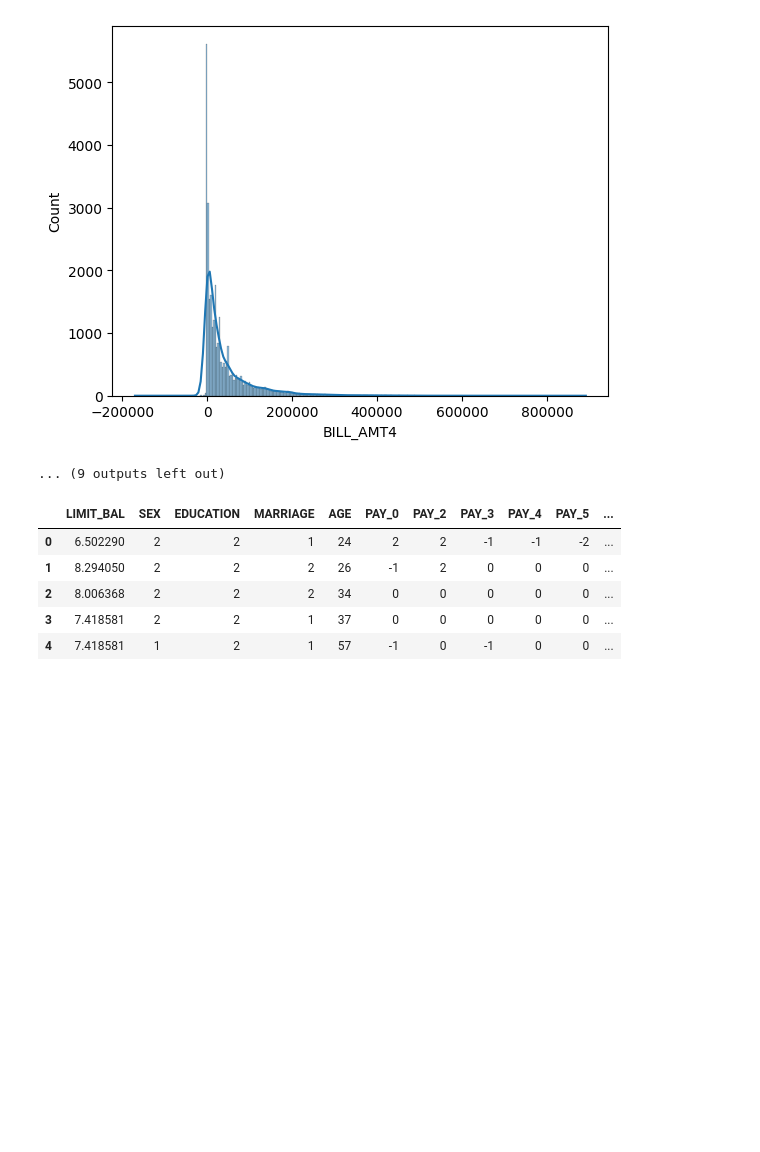
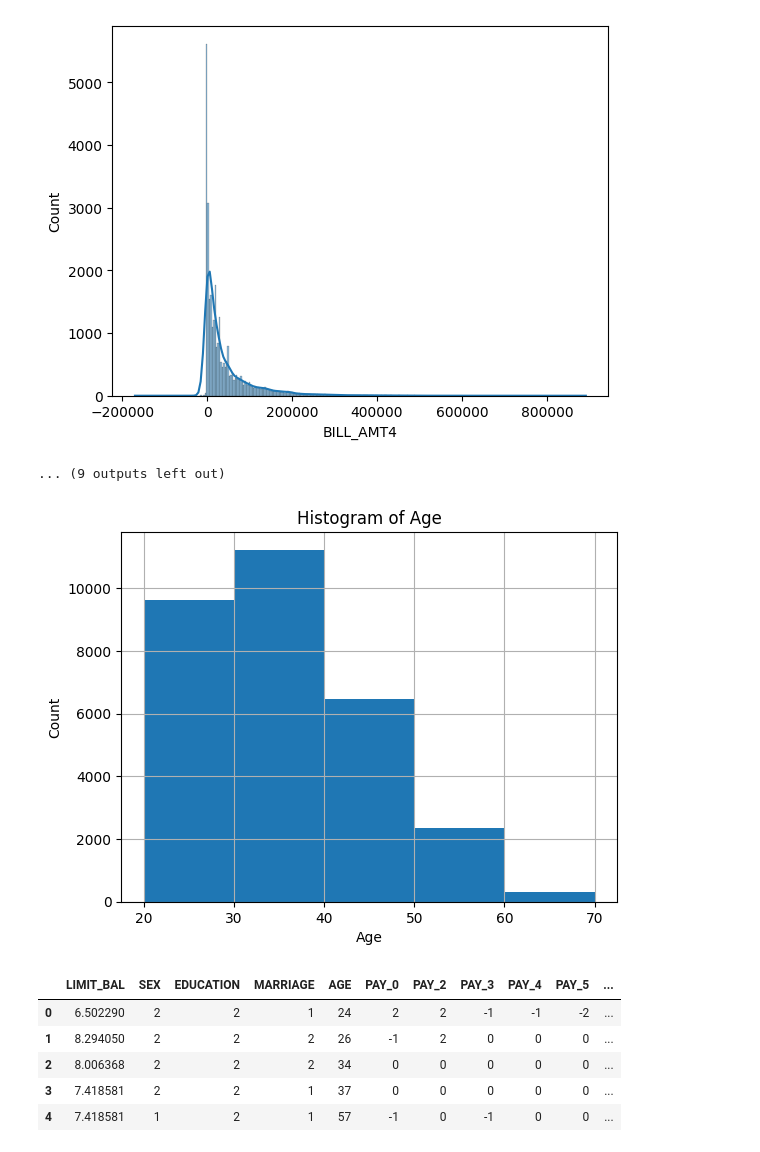
Before and after one commit to RyanChen12035/W207_Project1_Inonu_Myers_Chen, a Jupyter notebook: W207Project1_EDA_balanced.ipynb, the cells around one changed output. Saved outputs shown, nothing was run; the diff lists cells and outputs as text; code cells hidden in the pictures; blank space fills up the shorter version.

```diff
--- a/W207Project1_EDA_balanced.ipynb
+++ b/W207Project1_EDA_balanced.ipynb
@@ -290,6 +290,20 @@ PAY_AMT6: Amount of previous payment in April, 2005 (NT dollar)
 [figure]
 [figure]
 ... (9 outputs left out)
+# %%
+#alternative age hist using buckets
+
+custom_bins = [20, 30, 40, 50, 60, 70]
+
+df['AGE'].hist(bins=custom_bins)
+plt.title('Histogram of Age')
+plt.xlabel('Age')
+plt.ylabel('Count')
+plt.show()
+
+#could treat age as categorical using one hot representation if needed
+# %% [output]
+[figure, added]
 # %%
 """
 Convert NTD to USD (1:30) and Apply log transformation. Normaliztion will be done in the later section.
```
Also changed, not shown: parts of 3 cells of this notebook.
